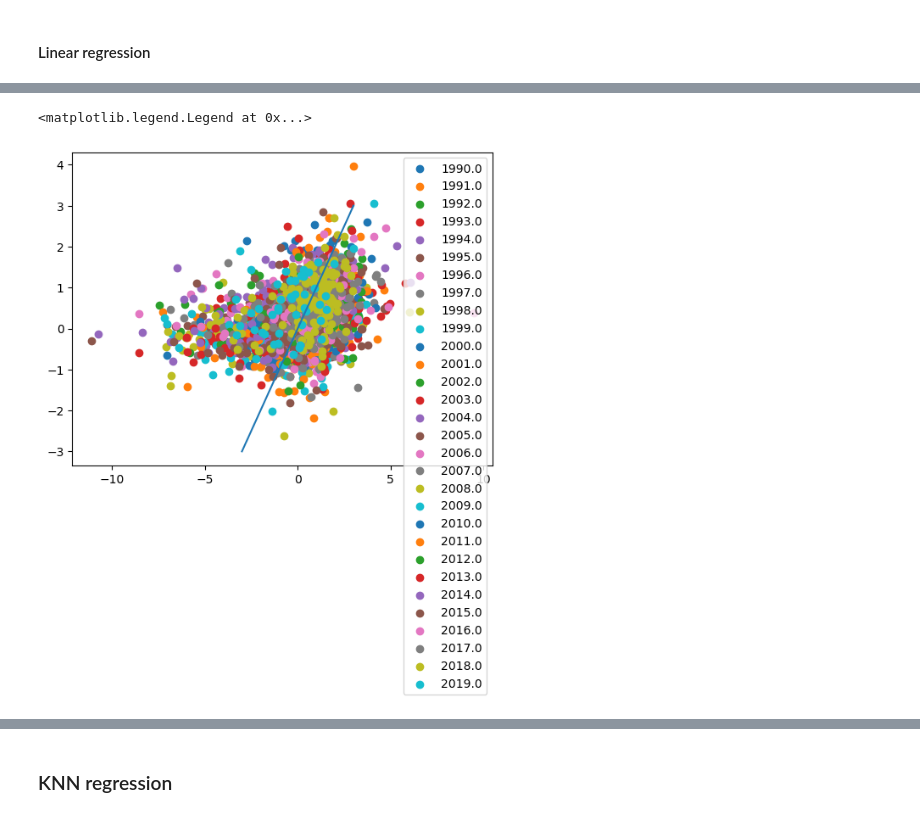
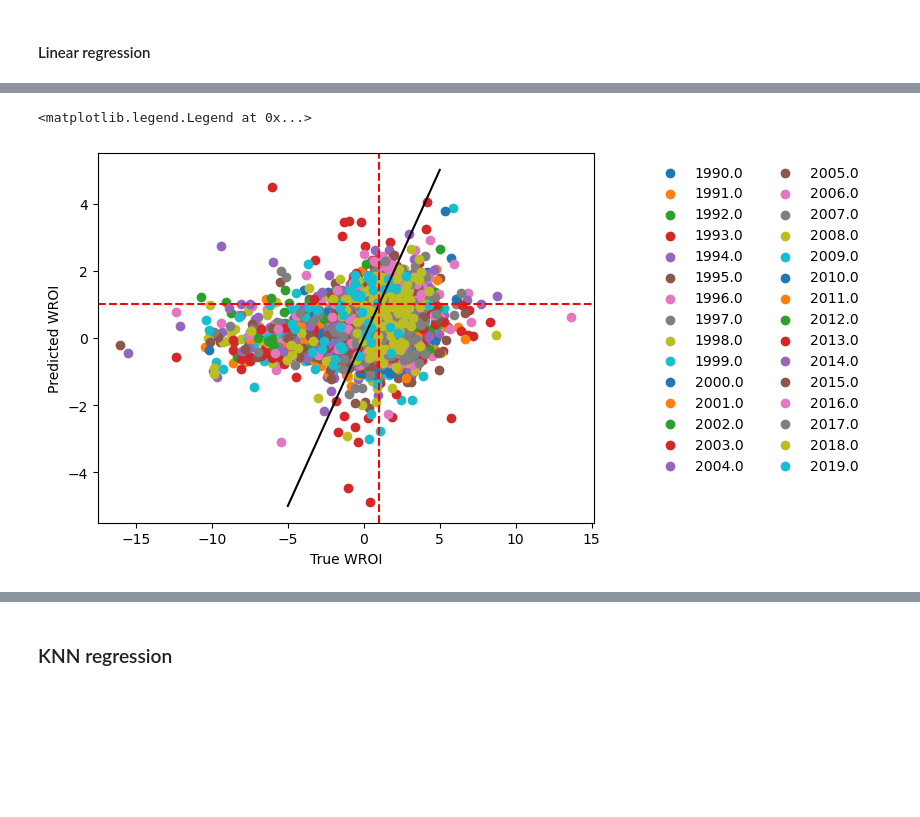
Before and after one commit to Divyantha369/spring-2025-greenlight, a Jupyter notebook: build_regression_models.ipynb, the cells around one changed output, grey strips where cells are left out. Saved outputs shown, nothing was run; the diff lists cells and outputs as text; code cells hidden in the pictures; blank space fills up the shorter version.

```diff
--- a/build_regression_models.ipynb
+++ b/build_regression_models.ipynb
@@ -54,0 +57,19 @@ fig.subplots_adjust(wspace=.4, hspace=.35)
+# %%
+# Inspect distribution of observables
+select_vars = outputs + predictors
+
+fig, axs = plt.subplots(len(select_vars) // 4, 4, figsize=(3*4, 3*len(select_vars) // 4), sharex=False, sharey=False)
+input_data = processed_data[select_vars + ['year']]
+
+for i, ax in enumerate(axs.flat):
+    if i < len(select_vars):
+        ax.scatter(input_data[select_vars[i]], np.log(input_data[outputs]));
+        ax.minorticks_off()
+        ax.yaxis.set_tick_params(labelbottom=True)
+        ax.xaxis.set_tick_params(labelbottom=True)
+        ax.tick_params(axis='both', which='major', labelsize=8)
+        ax.set_box_aspect(1)
+        ax.set_ylabel('Log WROI', fontsize = 10)
+        ax.set_xlabel(select_vars[i], fontsize = 10)
+
+fig.subplots_adjust(wspace=.4, hspace=.5)
@@ -57,17 +80,47 @@ Need to scale variables, and figure out how to measure performance.
 # %% [markdown]
 #### Linear regression
 # %%
+alphas = [0.000001,.00001,.0001,.001,.01,.1,.25,.5,.75,1,5]
 years = np.unique(processed_data.year)
+store_coefs = []
 
 for year in years[:-1]:
+    # Split data by time
     train_data = processed_data.loc[(processed_data.year <= year)]
     test_data = processed_data.loc[processed_data.year == year + 1]
-    lr = linear_model.LinearRegression().fit(train_data[predictors], np.log(train_data[outputs]))
-    print(lr.score(test_data[predictors], np.log(test_data[outputs])))
-    plt.scatter(np.log(test_data[outputs]), lr.predict(test_data[predictors]), label = str(year))
+    # Scale data
+    scaler = StandardScaler()
+    train_predictors_scaled = scaler.fit_transform(train_data[predictors].to_numpy())
+    test_predictors_scaled = scaler.transform(test_data[predictors].to_numpy())
+    # Run regression
+    coefs = np.zeros((len(alphas), len(predictors) + 4))
+    for i in range(len(alphas)):
+        ## make lasso model
+        lr = linear_model.Lasso(alpha=alphas[i], max_iter=10000000)
+        ## record coefs
+        lr.fit(train_predictors_scaled, np.log2(train_data[outputs]))
+        coefs[i,0:len(predictors)] = lr.coef_
+        # lr = linear_model.LinearRegression().fit(train_predictors_scaled, np.log2(train_data[outputs]))
+        # Compute score
+        test_prediction = lr.predict(test_predictors_scaled)
+        rmse = np.sqrt(mean_squared_error(np.log2(test_data[outputs]), test_prediction))
+        score = lr.score(test_predictors_scaled, np.log2(test_data[outputs]))
+        coefs[i,-4] = rmse
+        coefs[i,-3] = score
+        coefs[i,-2] = year
+        coefs[i,-1] = alphas[i]
 
-plt.plot(np.linspace(-3, 3, 20), np.linspace(-3, 3, 20))
-# plt.semilogy()
-# plt.semilogx()
-plt.legend()
+        # Visualize performance
+        if i == 0:
+            print("Year:", year, "RMSE:", rmse, "Score:", score)
+            plt.scatter(np.log2(test_data[outputs]), lr.predict(test_predictors_scaled), label = str(year))
+    #  Store data
+    store_coefs.append(coefs)
+
+plt.plot(np.linspace(-5, 5, 20), np.linspace(-5, 5, 20), color = 'black')
+plt.xlabel("True WROI")
+plt.ylabel("Predicted WROI")
+plt.axhline(y = 1.0, linestyle = '--', color = 'red')
+plt.axvline(x = 1.0, linestyle = '--', color = 'red')
+plt.legend(bbox_to_anchor=(1.1, 1), fontsize=10, framealpha=0, ncol = 2)
 # %% [output]
@@ -91,2 +144,2 @@ plt.legend()
 <matplotlib.legend.Legend at 0x...>
-[figure, old version]
+[figure, new version]
```
Also changed, not shown: parts of 12 cells of this notebook, 4 other files.
